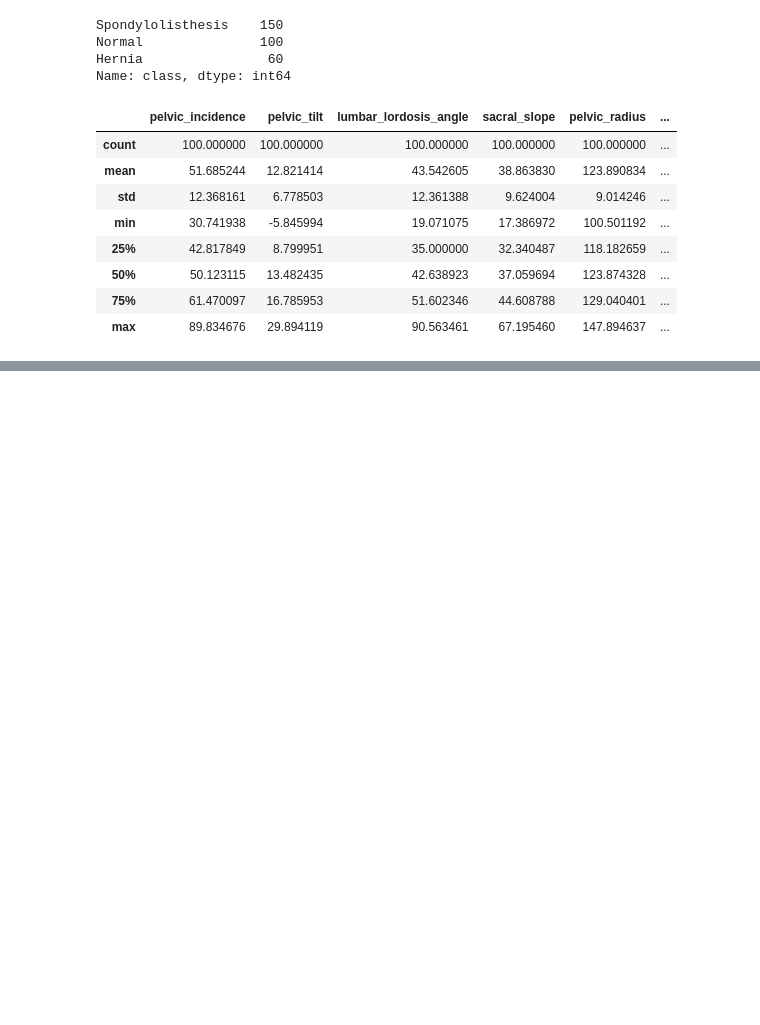
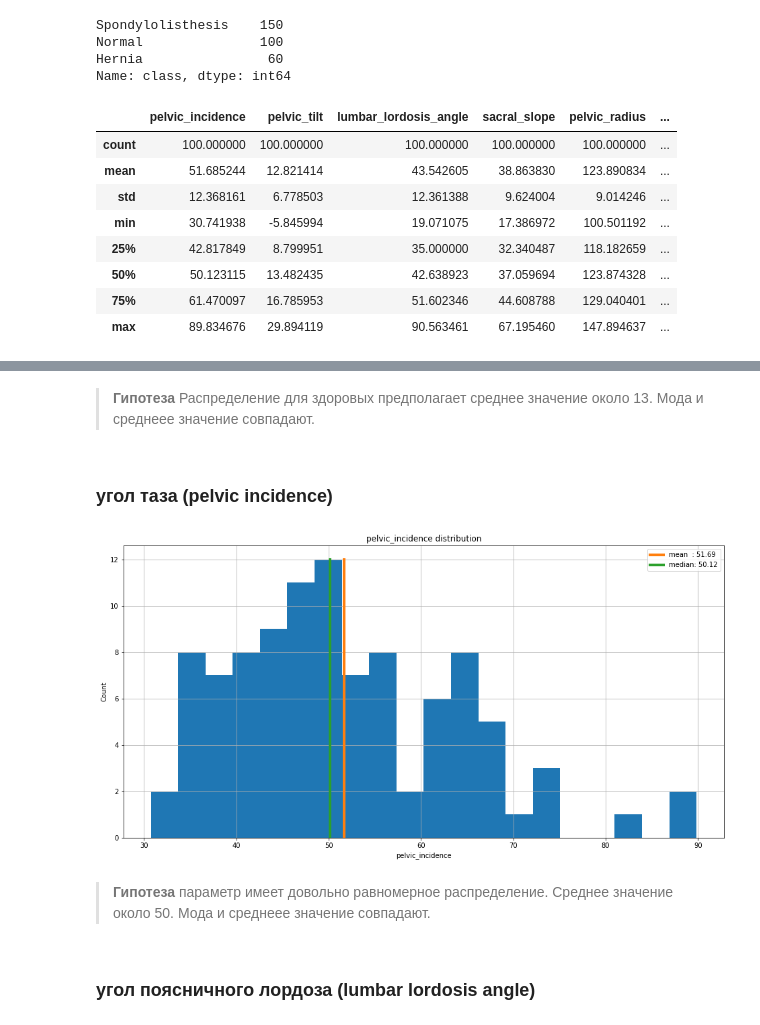
Before and after one commit to alex-chin/gb_prob_stat, a Jupyter notebook: project/ortho_pats.ipynb, the cells around one changed output, grey strips where cells are left out. Drawn from its saved outputs; the diff is of its cells as text; code cells hidden in the pictures; blank space fills up the shorter version.

```diff
--- a/project/ortho_pats.ipynb
+++ b/project/ortho_pats.ipynb
@@ -106,0 +128,13 @@ first_look(df_norm['pelvic_tilt'])
+# %% [markdown]
+> **Гипотеза** Распределение для здоровых предполагает среднее значение около 13. Мода и среднеее значение совпадают.
+>
+# %% [markdown]
+### угол таза (pelvic incidence)
+# %%
+first_look(df_norm['pelvic_incidence'], bins=20)
+# %% [output]
+[figure, added]
+# %% [markdown]
+> **Гипотеза** параметр имеет довольно равномерное распределение. Среднее значение около 50. Мода и среднеее значение совпадают.
+# %% [markdown]
+### угол поясничного лордоза (lumbar lordosis angle)
```
Also changed, not shown: parts of 20 cells of this notebook.
